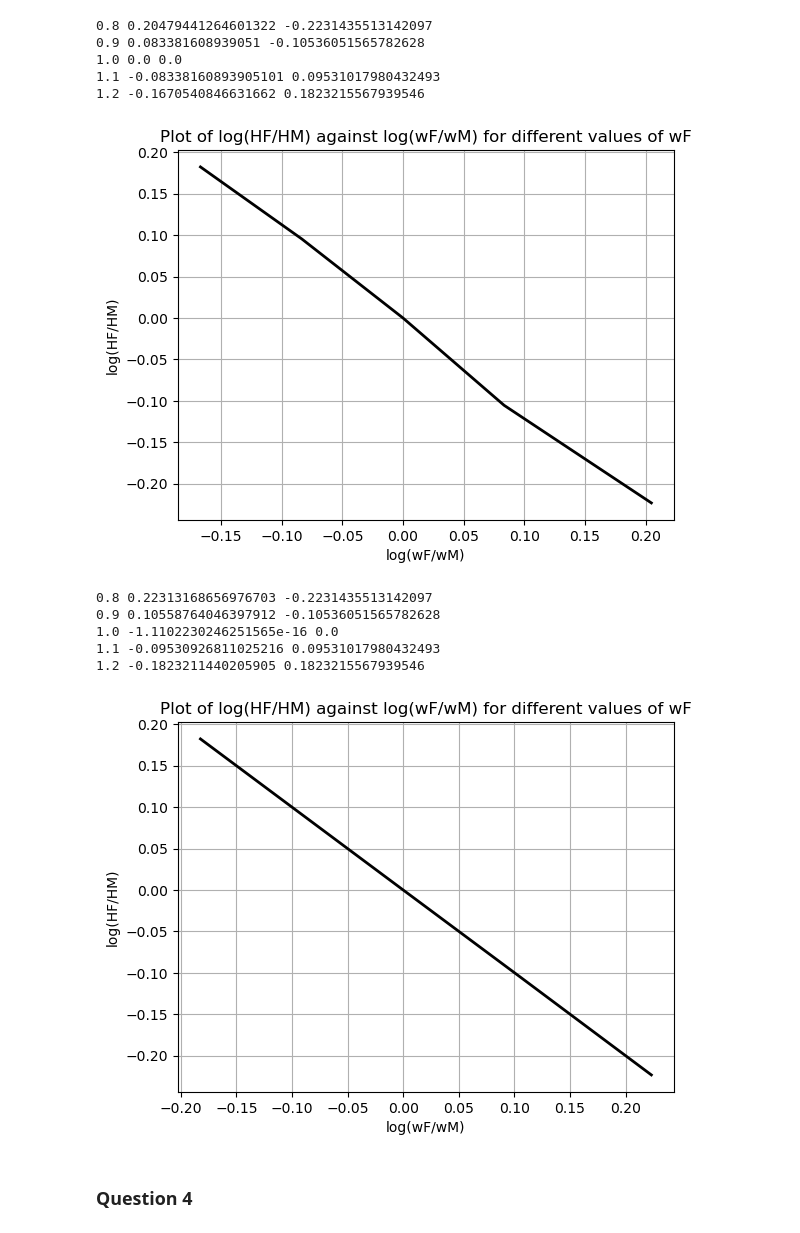
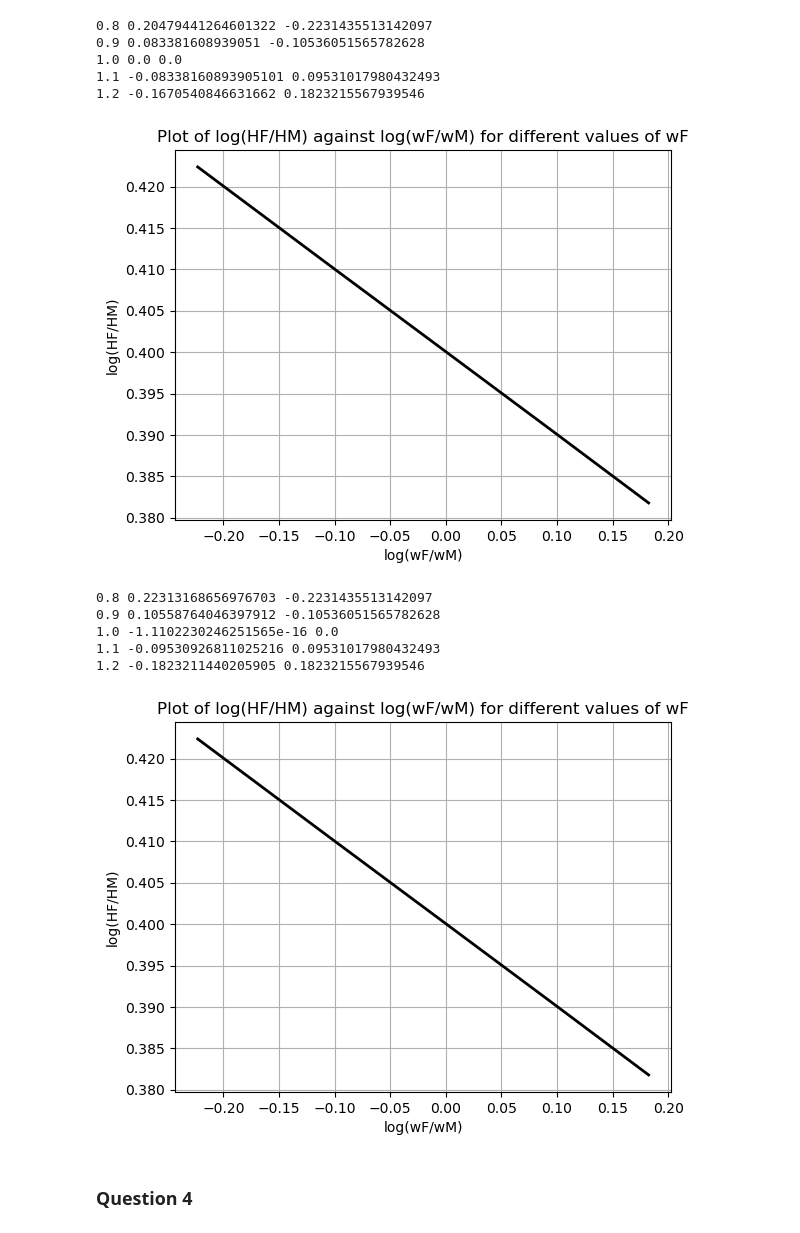
Before and after one commit to NumEconCopenhagen/projects-2023-helene-and-cecilie-class-3, a Jupyter notebook: inauguralproject/Inaugural_project_nb.ipynb, the cells around one changed output. Cells and saved outputs as stored; diff of their text form; code cells hidden in the pictures.

```diff
--- a/inauguralproject/Inaugural_project_nb.ipynb
+++ b/inauguralproject/Inaugural_project_nb.ipynb
@@ -203,10 +203,10 @@ class HouseholdSpecializationModelClass:
             par.sigma = sigma
             self.solve_wF_vec()
             self.run_regression()
-            return (sol.beta0 - par.beta0_target)**2+(sol.beta1 - par.beta1_target)**2
+            return (par.beta0_target - sol.beta0)**2+(par.beta1_target - sol.beta1)**2
 
         # initial guess
-        initial_guess = [0.2, 0.8]
+        initial_guess = [0.5, 1.0]
 
         # call solver
         solution = optimize.minimize(objective, initial_guess, method='Nelder-Mead')
@@ -267,7 +267,7 @@ for wF in model2.par.wF_vec:
 fig = plt.figure()
 # create plot
 ax = fig.add_subplot(1, 1, 1)
-ax.plot(log_Hratio, log_wratio, color='black', lw=2)
+ax.plot(log_wratio, log_Hratio, color='black', lw=2)
 # alterations to figure
 ax.grid()
 ax.set_xlabel("log(wF/wM)")
@@ -275,7 +275,7 @@ ax.set_ylabel("log(HF/HM)")
 ax.set_title("Plot of log(HF/HM) against log(wF/wM) for different values of wF")
 plt.show()
 # %% [output]
-[figure, old version]
+[figure, new version]
 # %%
 model3 = HouseholdSpecializationModelClass()
 
@@ -299,17 +299,17 @@ for wF in model3.par.wF_vec:
 # %%
 # create figure
 fig = plt.figure()
 # create plot
 ax = fig.add_subplot(1, 1, 1)
-ax.plot(log_Hratio, log_wratio, color='black', lw=2)
+ax.plot(log_wratio, log_Hratio, color='black', lw=2)
 # alterations to figure
 ax.grid()
 ax.set_xlabel("log(wF/wM)")
 ax.set_ylabel("log(HF/HM)")
 ax.set_title("Plot of log(HF/HM) against log(wF/wM) for different values of wF")
 plt.show()
 # %% [output]
-[figure, old version]
+[figure, new version]
 # %% [markdown]
 ### Question 4
 # %% [markdown]
```
Also changed, not shown: parts of 2 cells of this notebook.
